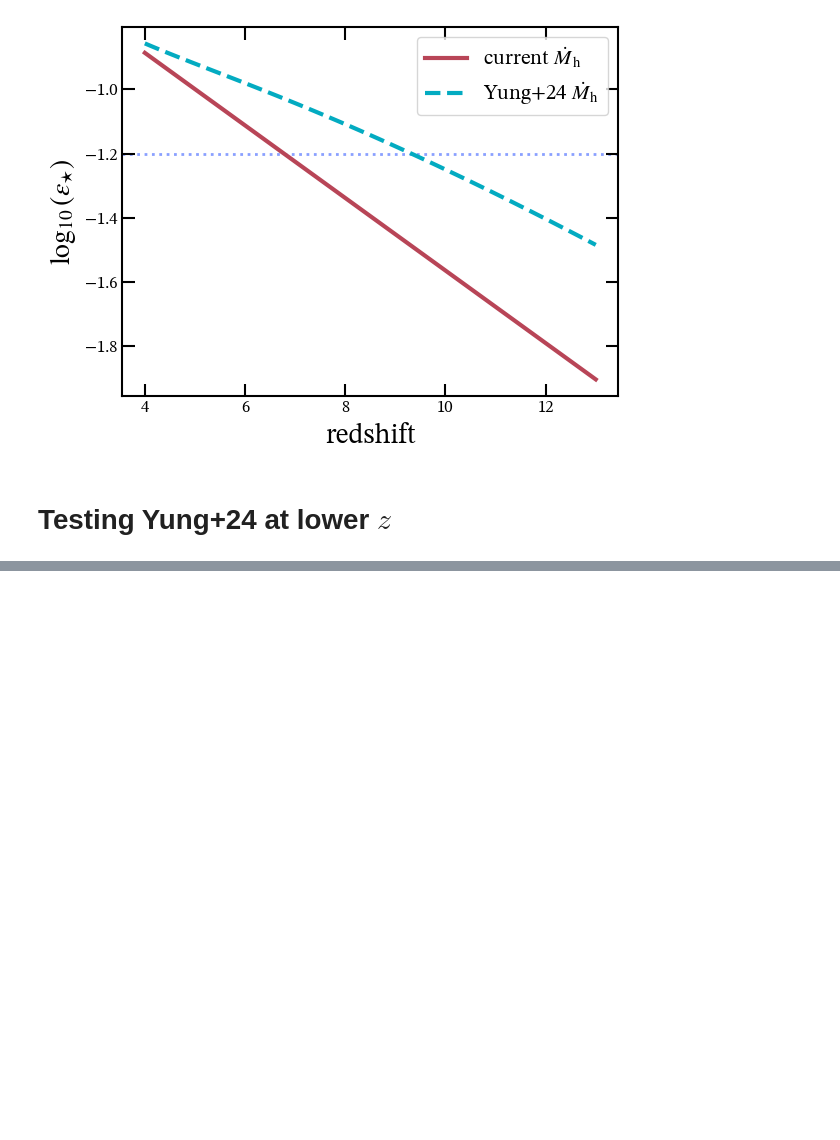
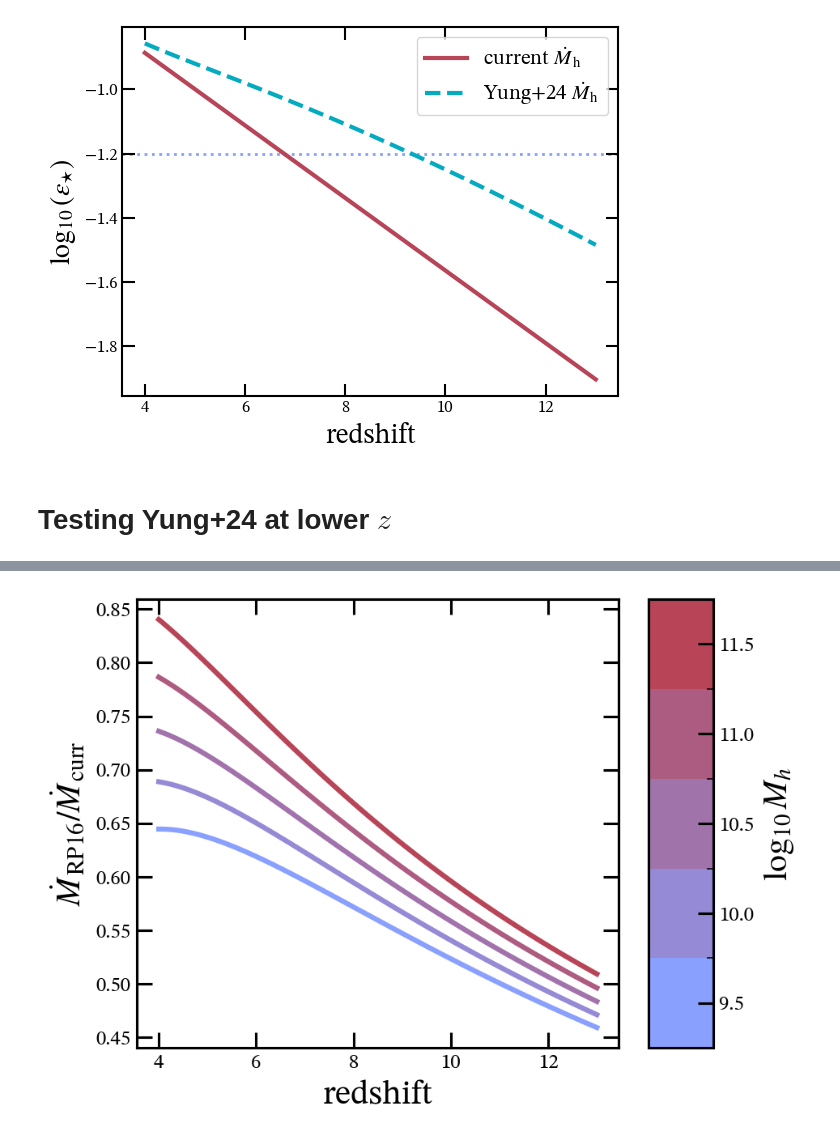
Before and after one commit to ebregou/modeling_stochasticity, a Jupyter notebook: notebooks/accretion_rate.ipynb, the cells around one changed output, grey strips where cells are left out. Saved outputs shown, nothing was run; the diff lists cells and outputs as text; code cells hidden in the pictures; blank space fills up the shorter version.

```diff
--- a/notebooks/accretion_rate.ipynb
+++ b/notebooks/accretion_rate.ipynb
@@ -193,2 +221,24 @@ Text(7.5, 0.75, 'Y+24')
 # %%
 fig.savefig('/Users/eb35267/Desktop/code/figures/RP16_Y24_comparison.png')
+# %%
+new_UVLF = eMCMC.UVLF(sorted_data, params, accretion_model = 'RP16')
+# %%
+fig, ax = plt.subplots()
+Mhtab = np.arange(9.5, 12, 0.5)
+cmap, sm, boundaries = eplots.create_custom_colorbar([eplots.periwinkle, eplots.red], Mhtab)
+zs = np.linspace(4, 13, 100)
+
+for Mh in Mhtab:
+    comparison = zeus21.sfrd.dMh_dt(new_UVLF.Astro_Parameters, new_UVLF.CosmoParams, new_UVLF.HMFintclass, 10**Mh, zs)
+    base_acc = zeus21.sfrd.dMh_dt(my_UVLF.Astro_Parameters, my_UVLF.CosmoParams, my_UVLF.HMFintclass, 10**Mh, zs)
+
+    frac = (Mh - Mhtab.min()) / (Mhtab.max() - Mhtab.min())
+    color = cmap(frac)
+    plt.plot(zs, comparison/base_acc, color = color, ls = 'solid')
+
+ax.set_ylabel(r'$\dot M_{\rm{RP16}} / \dot M_{\rm{curr}}$')
+ax.set_xlabel('redshift')
+cbar = fig.colorbar(sm, ax = ax, boundaries=boundaries, ticks=Mhtab, aspect = 7)
+cbar.set_label(r'$\log_{10}{M_h}$')
+# %% [output]
+[figure, added]
```
Also changed, not shown: parts of 20 cells of this notebook, 20 other files.
